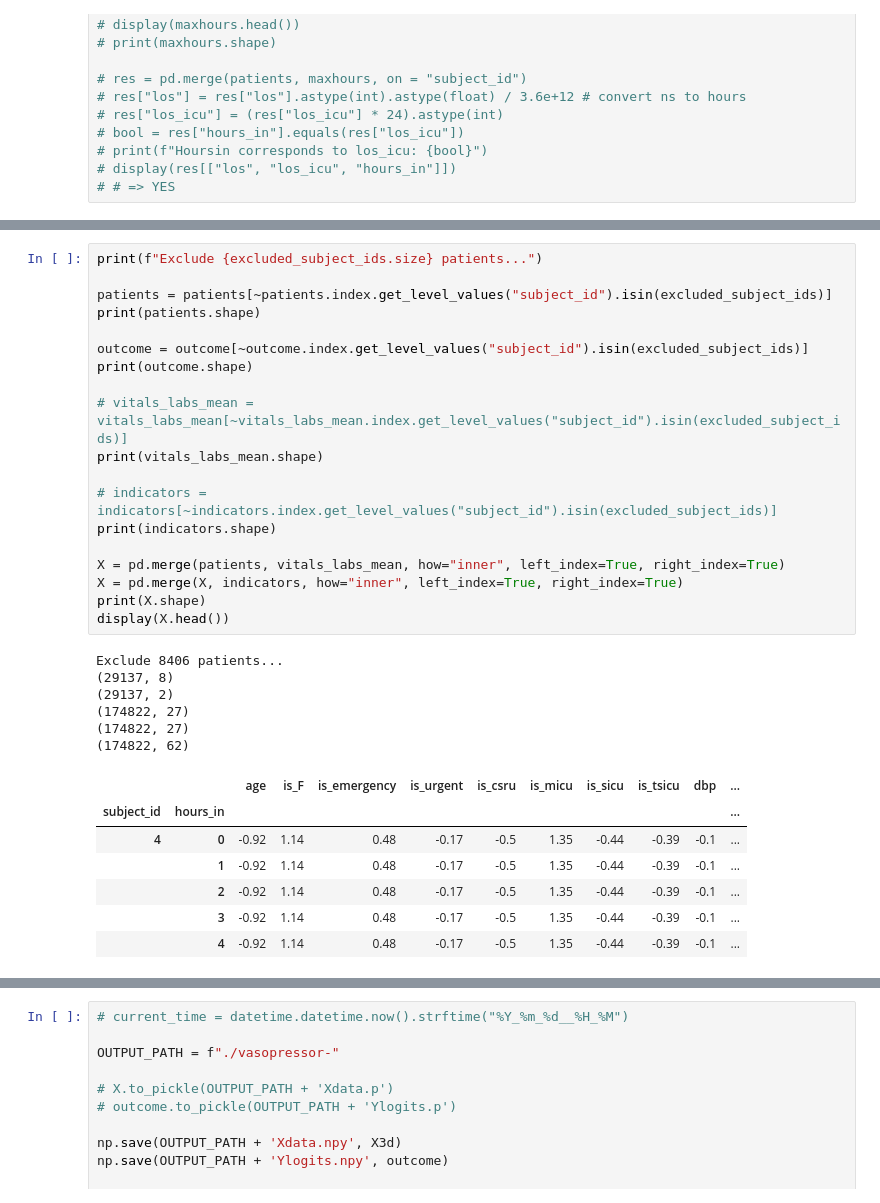
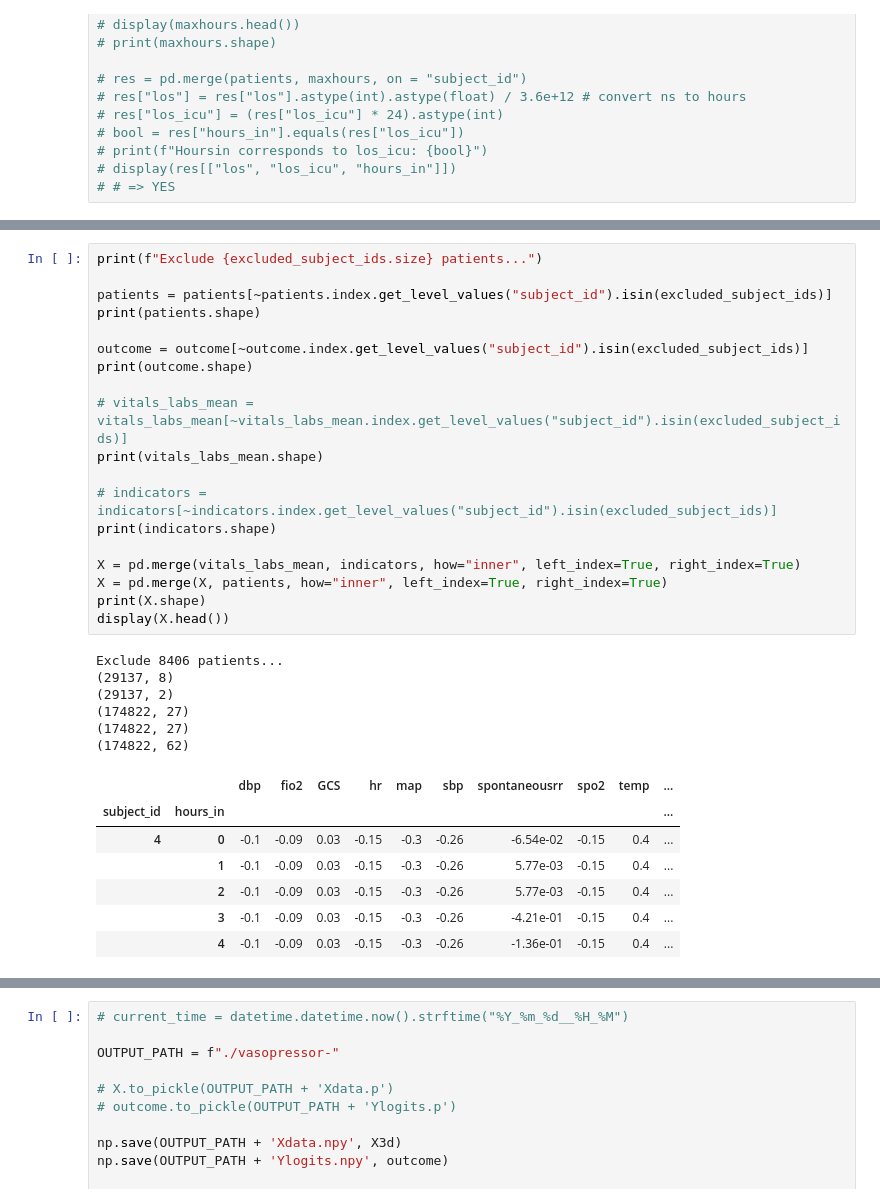
Before and after one commit to KevinArmbruster/optimal-summaries-public, a Jupyter notebook: preprocess_MIMIC_data.ipynb, the cells around one changed output, grey strips where cells are left out. Cells and saved outputs as stored; diff of their text form.

```diff
--- a/preprocess_MIMIC_data.ipynb
+++ b/preprocess_MIMIC_data.ipynb
@@ -263,36 +259,36 @@ array([False, False, False, False, False, False, False, False, False,
 # %%
 print(f"Exclude {excluded_subject_ids.size} patients...")
 
 patients = patients[~patients.index.get_level_values("subject_id").isin(excluded_subject_ids)]
 print(patients.shape)
 
 outcome = outcome[~outcome.index.get_level_values("subject_id").isin(excluded_subject_ids)]
 print(outcome.shape)
 
 # vitals_labs_mean = vitals_labs_mean[~vitals_labs_mean.index.get_level_values("subject_id").isin(excluded_subject_ids)]
 print(vitals_labs_mean.shape)
 
 # indicators = indicators[~indicators.index.get_level_values("subject_id").isin(excluded_subject_ids)]
 print(indicators.shape)
 
-X = pd.merge(patients, vitals_labs_mean, how="inner", left_index=True, right_index=True)
-X = pd.merge(X, indicators, how="inner", left_index=True, right_index=True)
+X = pd.merge(vitals_labs_mean, indicators, how="inner", left_index=True, right_index=True)
+X = pd.merge(X, patients, how="inner", left_index=True, right_index=True)
 print(X.shape)
 display(X.head())
 # %% [output]
 Exclude 8406 patients...
 (29137, 8)
 (29137, 2)
 (174822, 27)
 (174822, 27)
 (174822, 62)
-|  |  | age | is_F | is_emergency | is_urgent | is_csru | is_micu | is_sicu | is_tsicu | dbp | ... |
+|  |  | dbp | fio2 | GCS | hr | map | sbp | spontaneousrr | spo2 | temp | ... |
 | subject_id | hours_in |  |  |  |  |  |  |  |  |  | ... |
-| 4 | 0 | -0.92 | 1.14 | 0.48 | -0.17 | -0.5 | 1.35 | -0.44 | -0.39 | -0.1 | ... |
-|  | 1 | -0.92 | 1.14 | 0.48 | -0.17 | -0.5 | 1.35 | -0.44 | -0.39 | -0.1 | ... |
-|  | 2 | -0.92 | 1.14 | 0.48 | -0.17 | -0.5 | 1.35 | -0.44 | -0.39 | -0.1 | ... |
-|  | 3 | -0.92 | 1.14 | 0.48 | -0.17 | -0.5 | 1.35 | -0.44 | -0.39 | -0.1 | ... |
-|  | 4 | -0.92 | 1.14 | 0.48 | -0.17 | -0.5 | 1.35 | -0.44 | -0.39 | -0.1 | ... |
+| 4 | 0 | -0.1 | -0.09 | 0.03 | -0.15 | -0.3 | -0.26 | -6.54e-02 | -0.15 | 0.4 | ... |
+|  | 1 | -0.1 | -0.09 | 0.03 | -0.15 | -0.3 | -0.26 | 5.77e-03 | -0.15 | 0.4 | ... |
+|  | 2 | -0.1 | -0.09 | 0.03 | -0.15 | -0.3 | -0.26 | 5.77e-03 | -0.15 | 0.4 | ... |
+|  | 3 | -0.1 | -0.09 | 0.03 | -0.15 | -0.3 | -0.26 | -4.21e-01 | -0.15 | 0.4 | ... |
+|  | 4 | -0.1 | -0.09 | 0.03 | -0.15 | -0.3 | -0.26 | -1.36e-01 | -0.15 | 0.4 | ... |
 # %%
 X3d = convert_2d_to_3d_tensor(X)
 print(X3d.shape)
```
Also changed, not shown: parts of 3 cells of this notebook.
